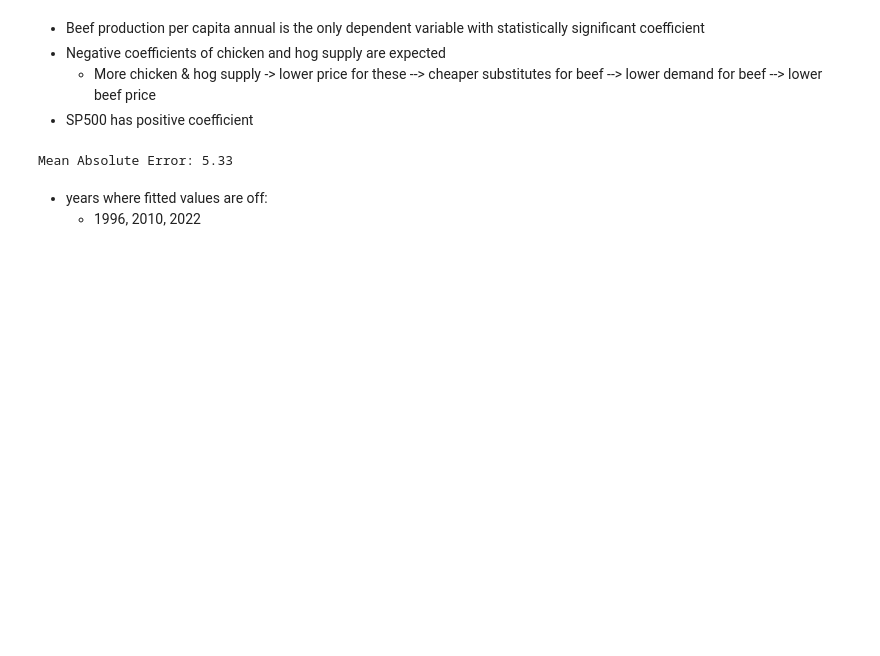
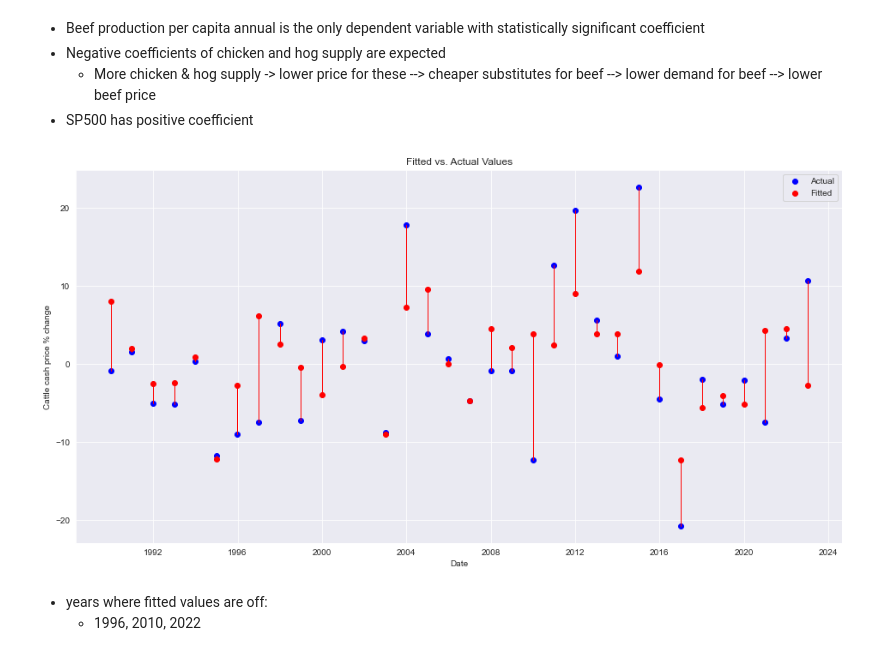
Before and after one commit to EricOstr/live_cattle, a Jupyter notebook: analysis/cash_price_regressions_annual.ipynb, the cells around one changed output. Cells and saved outputs as stored; diff of their text form; code cells hidden in the pictures; blank space fills up the shorter version.

Commit message:
changed plotly graphs to sns

```diff
--- a/analysis/cash_price_regressions_annual.ipynb
+++ b/analysis/cash_price_regressions_annual.ipynb
@@ -295,11 +295,28 @@ Notes:
 - Negative coefficients of chicken and hog supply are expected
     - More chicken & hog supply -> lower price for these --> cheaper substitutes for beef --> lower demand for beef --> lower beef price
 - SP500 has positive coefficient
-# %%
-y_fitted = model.predict(X)
-src.plot_fitted_actual(y, y_fitted)
-# %% [output]
-Mean Absolute Error: 5.33
+# %%
+y_fitted = model.predict(X)
+# src.plot_fitted_actual(y, y_fitted)
+
+fig, ax = plt.subplots()
+
+
+ax.scatter(y_fitted.index, y, label='Actual', color='blue')
+ax.scatter(y_fitted.index, y_fitted, label='Fitted', color='red')
+
+# Draw interconnecting line from predicted to actual
+for i in range(len(y_fitted)):
+    ax.plot([data_pct_change.index[i], data_pct_change.index[i]], [y_fitted[i], y[i]], color='red', linewidth=1)
+
+ax.set_xlabel('Date')
+ax.set_ylabel('Cattle cash price % change')
+ax.set_title('Fitted vs. Actual Values')
+
+ax.legend()
+plt.show()
+# %% [output]
+[figure, added]
 # %% [markdown]
 - years where fitted values are off:
     - 1996, 2010, 2022
```
Also changed, not shown: parts of 9 cells of this notebook, 1 other file.
